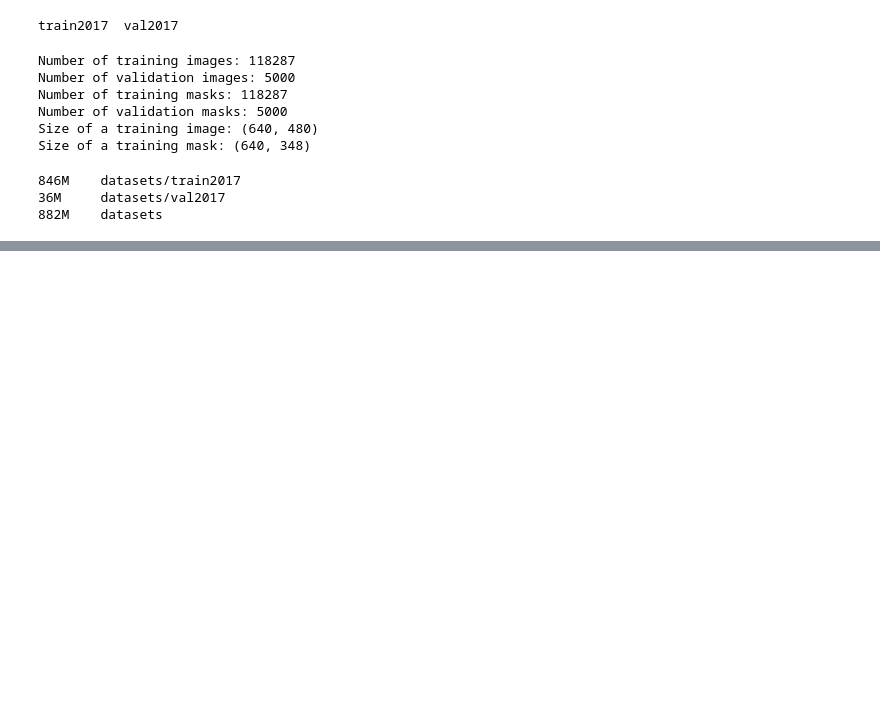
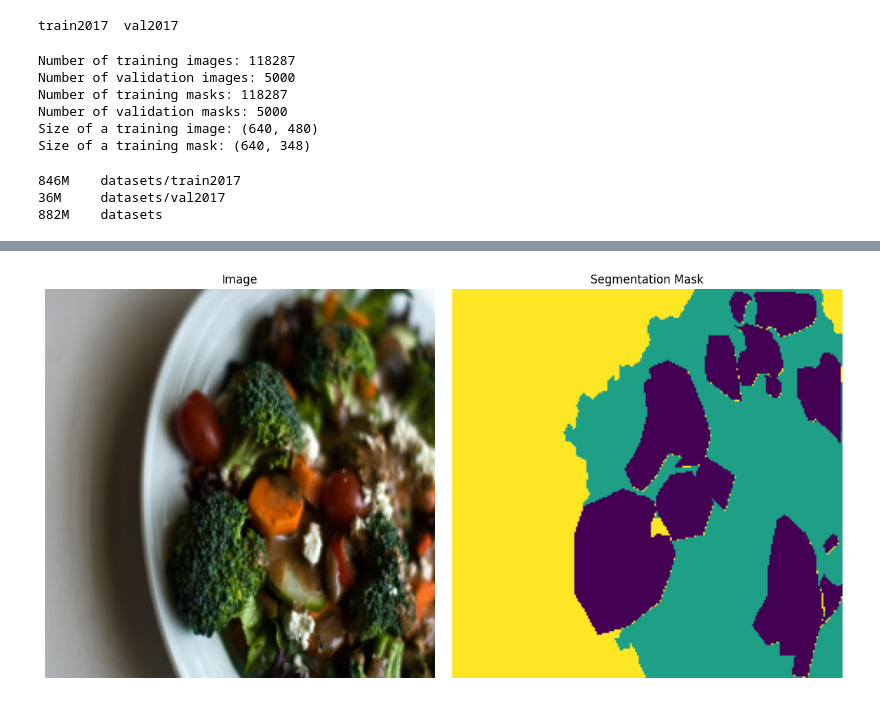
Before and after one commit to praymesh/CAT-SEG-Test, a Jupyter notebook: Dataset_modelling.ipynb, the cells around one changed output, grey strips where cells are left out. Cells and saved outputs as stored; diff of their text form; code cells hidden in the pictures; blank space fills up the shorter version.

```diff
--- a/Dataset_modelling.ipynb
+++ b/Dataset_modelling.ipynb
@@ -177,0 +275,60 @@ Size of a training mask: (640, 348)
+# %%
+# view sample image,class and annotation
+
+import matplotlib.pyplot as plt
+
+def show_image_and_mask(sample, class_names):
+    """
+    Displays an image and its corresponding segmentation mask.
+
+    Args:
+        sample (dict): A dictionary containing 'image' and 'mask' tensors.
+        class_names (list): A list of class names corresponding to mask values.
+    """
+    image_tensor = sample['image'].squeeze(0) # Remove batch dimension
+    mask_tensor = sample['mask'].squeeze(0)   # Remove batch dimension
+
+    # Unnormalize the image for display
+    mean = torch.tensor([0.485, 0.456, 0.406]).view(3, 1, 1)
+    std = torch.tensor([0.229, 0.224, 0.225]).view(3, 1, 1)
+    unnormalized_image = image_tensor * std + mean
+    unnormalized_image = torch.clip(unnormalized_image, 0, 1)
+
+    # Convert tensors to numpy arrays for matplotlib
+    image_np = unnormalized_image.permute(1, 2, 0).numpy()
+    mask_np = mask_tensor.numpy()
+
+    fig, axes = plt.subplots(1, 2, figsize=(12, 6))
+
+    # Show image
+    axes[0].imshow(image_np)
+    axes[0].set_title('Image')
+    axes[0].axis('off')
+
+    # Show mask
+    # Use a colormap that makes different classes visually distinct
+    # We need to handle the case where there are many classes.
+    # Let's use a simple mapping or a colormap.
+    # For simplicity, we'll just display the mask values.
+    im = axes[1].imshow(mask_np, cmap='viridis') # Use a colormap for the mask
+    axes[1].set_title('Segmentation Mask')
+    axes[1].axis('off')
+
+
+    # For a simple visualization, the numerical values in the mask show the class IDs.
+    # If you have a class_names list, you could potentially map mask values to names
+    # and display them, but this requires more sophisticated visualization.
+    # fig.colorbar(im, ax=axes[1])
+
+
+    plt.tight_layout()
+    plt.show()
+
+# Example of how to use the function
+# Assume 'dataset' and 'dataloader' are already defined and initialized
+# Make sure you have 'dataset' and 'dataloader' defined from previous cells
+# from your visualization function import show_image_and_mask # This line is commented out as the function is defined here
+sample = next(iter(dataloader))
+show_image_and_mask(sample, dataset.class_names)
+# %% [output]
+[figure, added]
```
Also changed, not shown: parts of 12 cells of this notebook.
